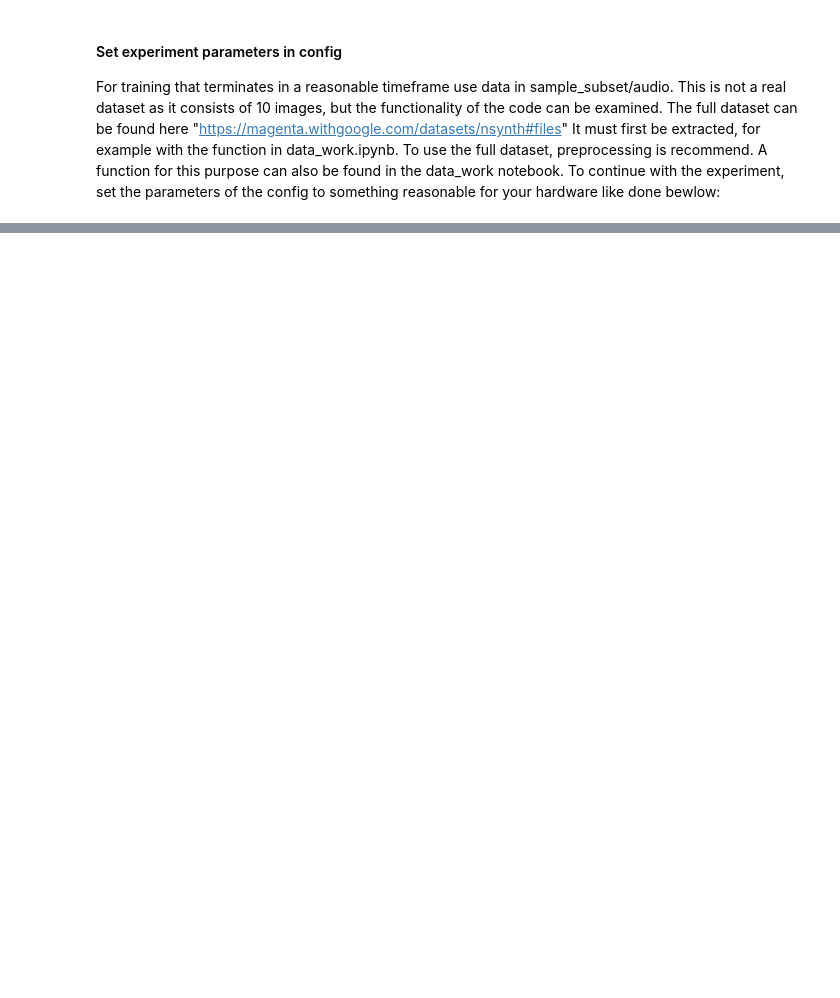
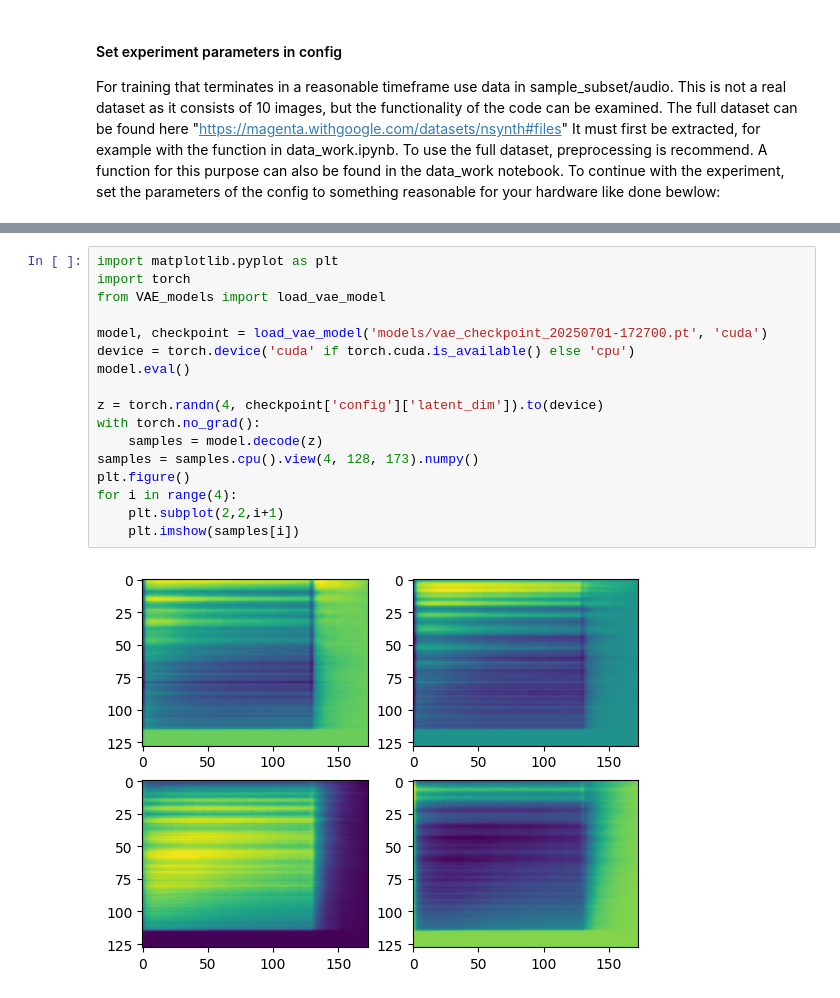
Before and after one commit to Elias-desig/wewantCNNs_project, a Jupyter notebook: model_prototyping.ipynb, the cells around one changed output, grey strips where cells are left out. Drawn from its saved outputs; the diff is of its cells as text; blank space fills up the shorter version.

```diff
--- a/model_prototyping.ipynb
+++ b/model_prototyping.ipynb
@@ -75,0 +87,19 @@ Epoch 11/50
+# %%
+import matplotlib.pyplot as plt
+import torch
+from VAE_models import load_vae_model
+
+model, checkpoint = load_vae_model('models/vae_checkpoint_20250701-172700.pt', 'cuda')
+device = torch.device('cuda' if torch.cuda.is_available() else 'cpu')
+model.eval()
+
+z = torch.randn(4, checkpoint['config']['latent_dim']).to(device)
+with torch.no_grad():
+    samples = model.decode(z)
+samples = samples.cpu().view(4, 128, 173).numpy()
+plt.figure()
+for i in range(4):
+    plt.subplot(2,2,i+1)
+    plt.imshow(samples[i])
+# %% [output]
+[figure, added]
```
Also changed, not shown: parts of 4 cells of this notebook, 7 other files.
